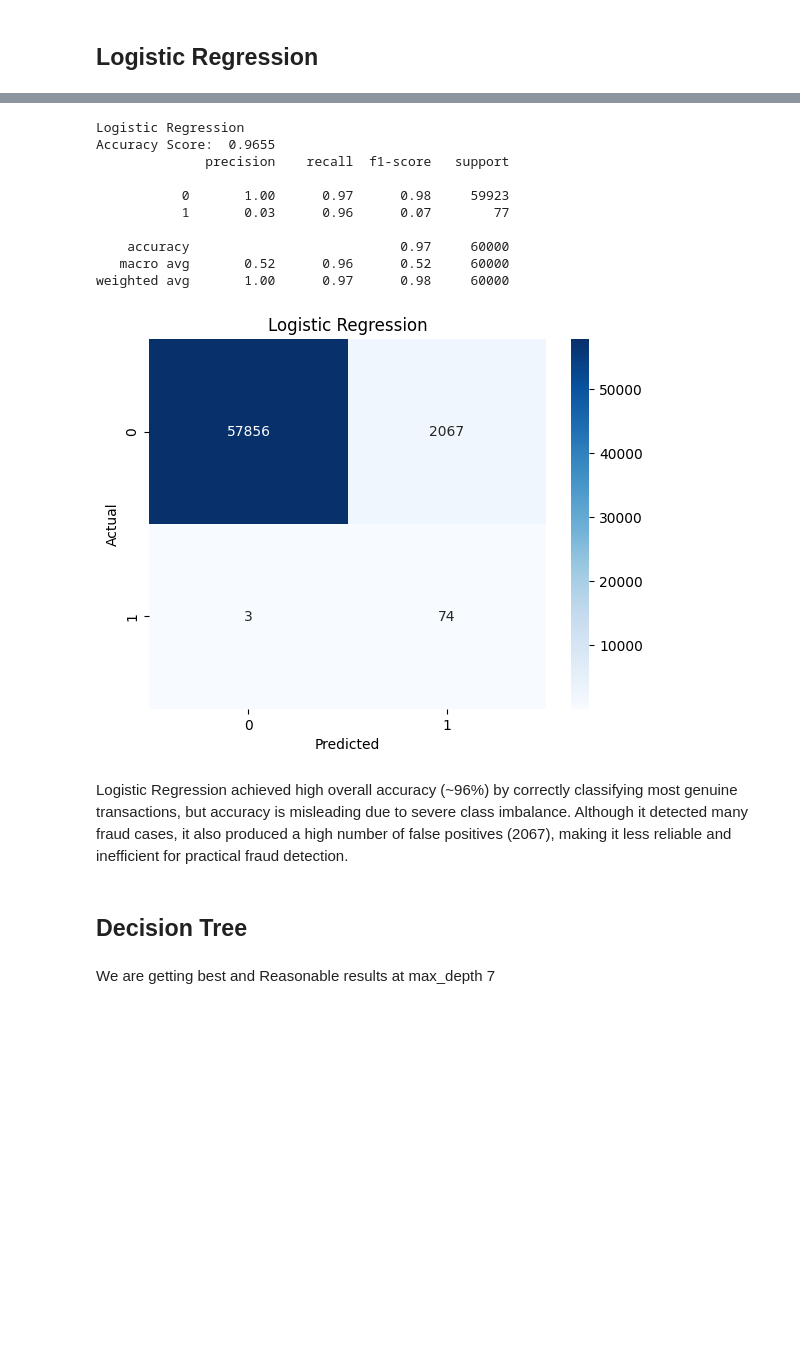
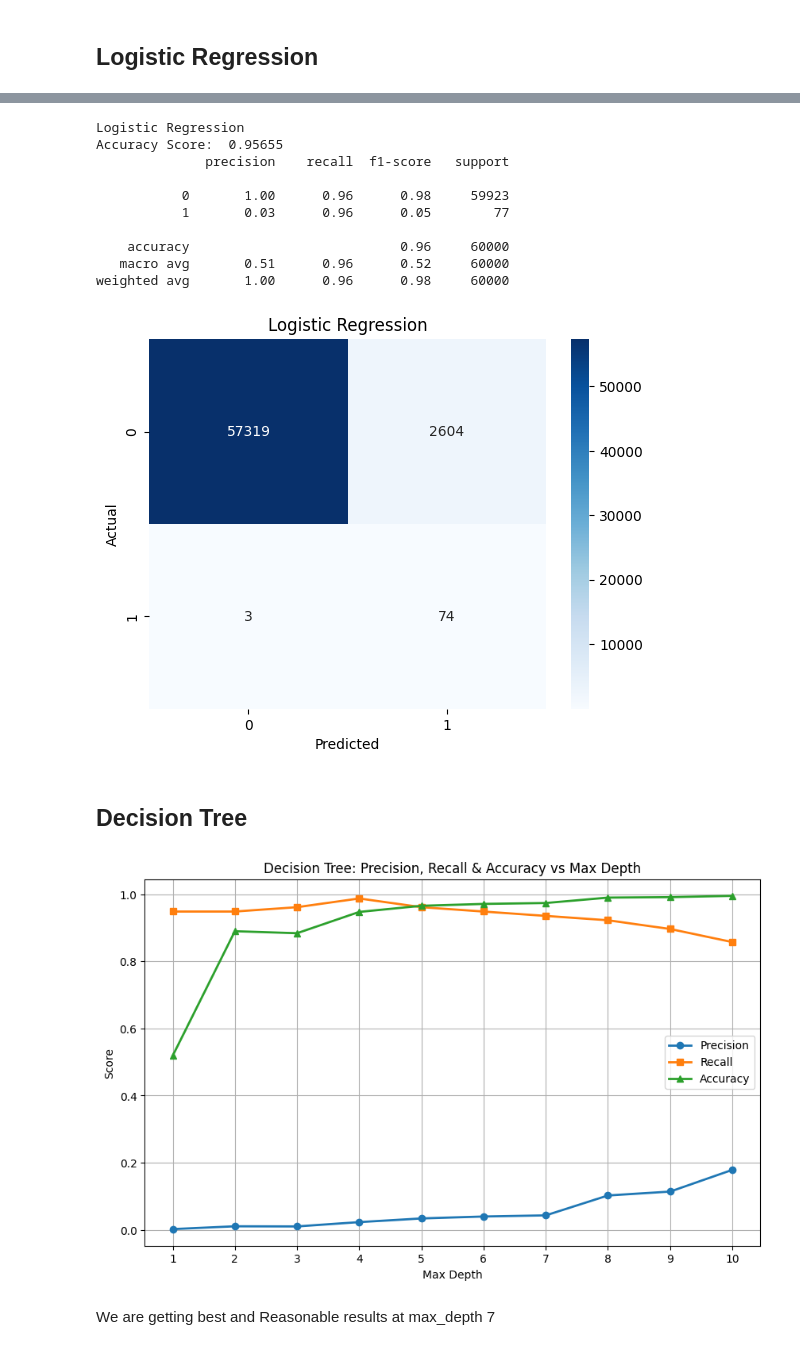
Before and after one commit to ranjanvrma/fraud-detection, a Jupyter notebook: notebook/fraud-detection.ipynb, the cells around one changed output, grey strips where cells are left out. Drawn from its saved outputs; the diff is of its cells as text; code cells hidden in the pictures; blank space fills up the shorter version.

```diff
--- a/notebook/fraud-detection.ipynb
+++ b/notebook/fraud-detection.ipynb
@@ -136,8 +131,8 @@ Text(0.5, 1.0, 'After SMOTE')
 # %% [markdown]
 ## Logistic Regression
 # %%
-lr = LogisticRegression()
-lr.fit(X_train_res, y_train_res)
+lr = LogisticRegression(class_weight = 'balanced')
+lr.fit(X_train, y_train)
 # %% [output]
 STOP: TOTAL NO. OF ITERATIONS REACHED LIMIT.
 
@@ -156,15 +151,15 @@ print("Accuracy Score: ", accuracy_score(y_test, pred_lr))
 print(classification_report(y_test, pred_lr))
 # %% [output]
 Logistic Regression
-Accuracy Score:  0.9655
+Accuracy Score:  0.95655
               precision    recall  f1-score   support
 
-           0       1.00      0.97      0.98     59923
-           1       0.03      0.96      0.07        77
+           0       1.00      0.96      0.98     59923
+           1       0.03      0.96      0.05        77
 
-    accuracy                           0.97     60000
-   macro avg       0.52      0.96      0.52     60000
-weighted avg       1.00      0.97      0.98     60000
+    accuracy                           0.96     60000
+   macro avg       0.51      0.96      0.52     60000
+weighted avg       1.00      0.96      0.98     60000
 # %%
 cm = confusion_matrix(y_test, pred_lr)
 
@@ -174,6 +169,4 @@ plt.xlabel("Predicted")
 plt.ylabel("Actual")
 plt.show()
 # %% [output]
-[figure, old version]
+[figure, new version]
-# %% [markdown]
-Logistic Regression achieved high overall accuracy (~96%) by correctly classifying most genuine transactions, but accuracy is misleading due to severe class imbalance. Although it detected many fraud cases, it also produced a high number of false positives (2067), making it less reliable and inefficient for practical fraud detection.
@@ -182,35 +180,37 @@ Logistic Regression achieved high overall accuracy (~96%) by correctly classifyi
 # %%
 # Entropy
 depths = range(1, 11)
 
 precision_scores = []
 recall_scores = []
 accuracy_scores = []
 
 for d in depths:
 
-    dt = DecisionTreeClassifier(criterion='entropy', max_depth=d, random_state=42)
+    dt = DecisionTreeClassifier(criterion='entropy', max_depth=d, random_state=42, class_weight= 'balanced')
 
-    dt.fit(X_train_res, y_train_res)
+    dt.fit(X_train, y_train)
     pred_dt = dt.predict(X_test)
 
     precision_scores.append(precision_score(y_test, pred_dt))
     recall_scores.append(recall_score(y_test, pred_dt))
     accuracy_scores.append(accuracy_score(y_test, pred_dt))
 
 plt.figure(figsize=(10,6))
 
 plt.plot(depths, precision_scores, marker='o', linewidth=2, label='Precision')
 plt.plot(depths, recall_scores, marker='s', linewidth=2, label='Recall')
 plt.plot(depths, accuracy_scores, marker='^', linewidth=2, label='Accuracy')
 
 plt.xlabel("Max Depth")
 plt.ylabel("Score")
 plt.title("Decision Tree: Precision, Recall & Accuracy vs Max Depth")
 plt.xticks(depths)
 plt.legend()
 plt.grid(True)
 plt.show()
+# %% [output]
+[figure, added]
 # %% [markdown]
 We are getting best and Reasonable results at max_depth 7
 # %%
```
Also changed, not shown: parts of 32 cells of this notebook.
